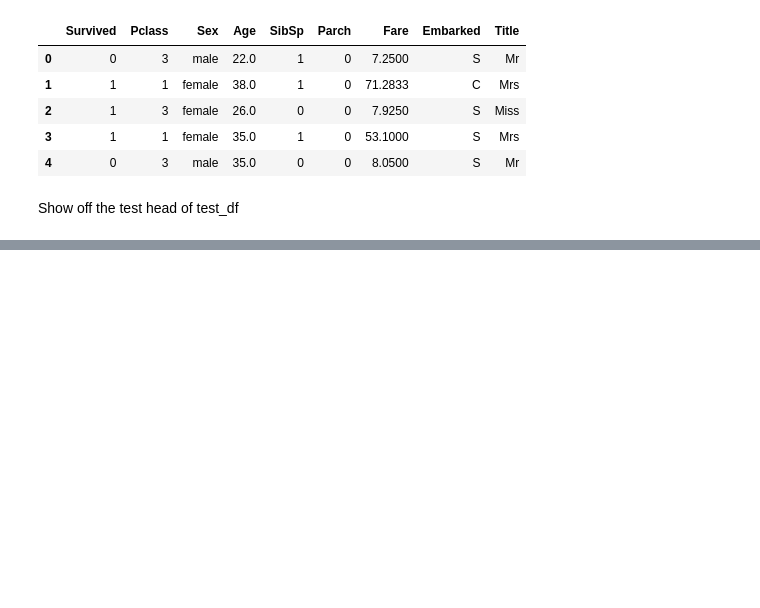
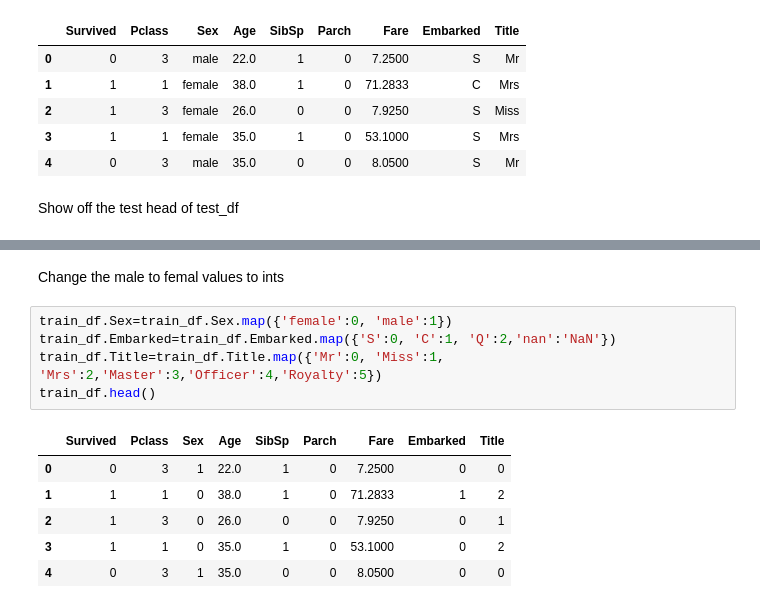
Before and after one commit to onx3/End-of-Year-Final, a Jupyter notebook: TitanicEvaluation.ipynb, the cells around one changed output, grey strips where cells are left out. Cells and saved outputs as stored; diff of their text form; blank space fills up the shorter version.

```diff
--- a/TitanicEvaluation.ipynb
+++ b/TitanicEvaluation.ipynb
@@ -268,0 +273,14 @@ test_df.head()
+# %% [markdown]
+Change the male to femal values to ints
+# %%
+train_df.Sex=train_df.Sex.map({'female':0, 'male':1})
+train_df.Embarked=train_df.Embarked.map({'S':0, 'C':1, 'Q':2,'nan':'NaN'})
+train_df.Title=train_df.Title.map({'Mr':0, 'Miss':1, 'Mrs':2,'Master':3,'Officer':4,'Royalty':5})
+train_df.head()
+# %% [output]
+|  | Survived | Pclass | Sex | Age | SibSp | Parch | Fare | Embarked | Title |
+| 0 | 0 | 3 | 1 | 22.0 | 1 | 0 | 7.2500 | 0 | 0 |
+| 1 | 1 | 1 | 0 | 38.0 | 1 | 0 | 71.2833 | 1 | 2 |
+| 2 | 1 | 3 | 0 | 26.0 | 0 | 0 | 7.9250 | 0 | 1 |
+| 3 | 1 | 1 | 0 | 35.0 | 1 | 0 | 53.1000 | 0 | 2 |
+| 4 | 0 | 3 | 1 | 35.0 | 0 | 0 | 8.0500 | 0 | 0 |
```
Also changed, not shown: parts of 21 cells of this notebook.
